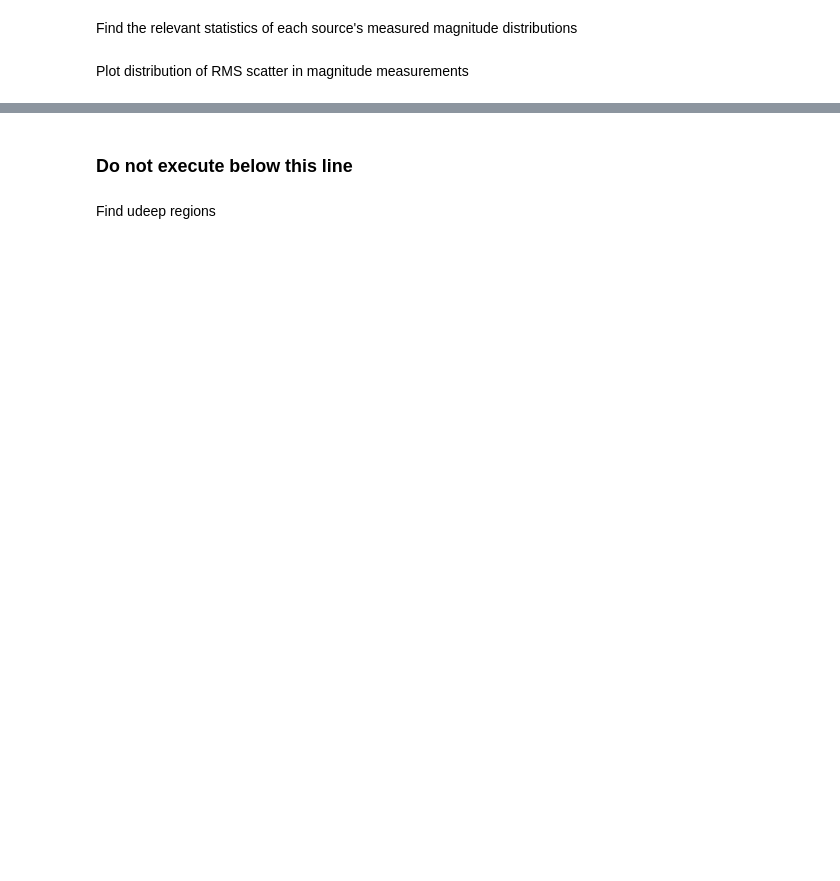
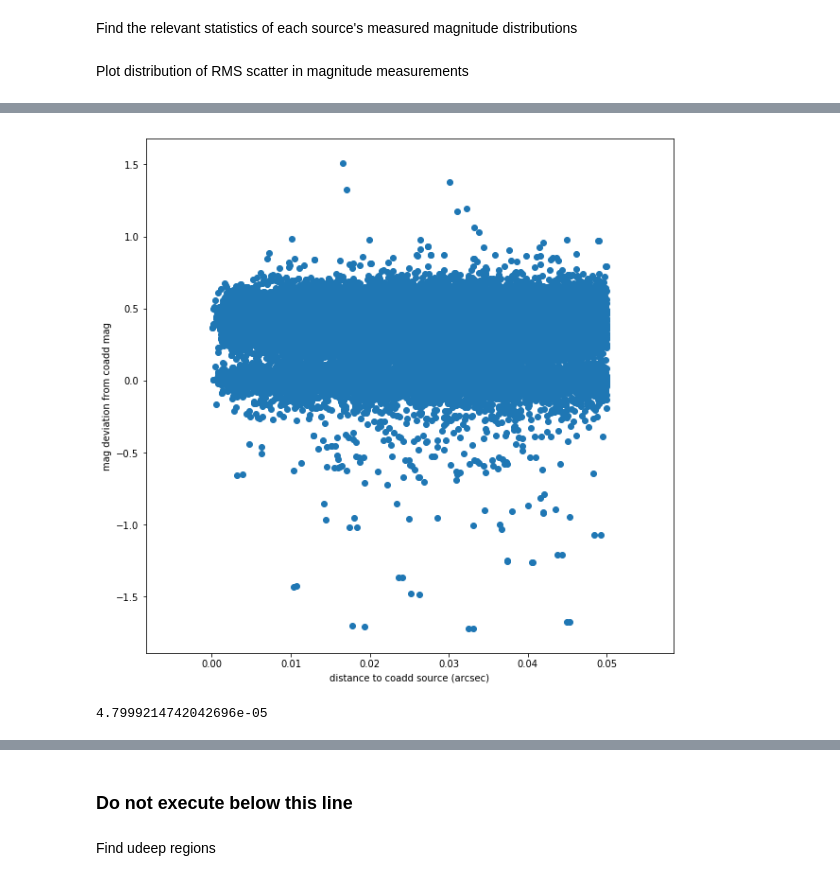
Before and after one commit to lsst-com/requirements_notebooks, a Jupyter notebook: TestCases/LVV-T389.ipynb, the cells around one changed output, grey strips where cells are left out. Cells and saved outputs as stored; diff of their text form; code cells hidden in the pictures; blank space fills up the shorter version.

```diff
--- a/TestCases/LVV-T389.ipynb
+++ b/TestCases/LVV-T389.ipynb
@@ -386,0 +442,12 @@ for bp in [b'HSC-G', b'HSC-R', b'HSC-I', b'HSC-Z', b'HSC-Y']:
+# %%
+bp = b'HSC-I'
+plt.figure(figsize=(10,10))
+#plt.hist(deviation_from_coadd_mag[b'HSC-G'], bins=100)
+plt.scatter(fit_dist_arr[bp], deviation_from_coadd_mag[bp])
+plt.xlabel('distance to coadd source (arcsec)')
+plt.ylabel('mag deviation from coadd mag')
+plt.show()
+print(fit_dist_arr[bp].min())
+# %% [output]
+[figure, added]
+4.7999214742042696e-05
```
Also changed, not shown: parts of 15 cells of this notebook.
